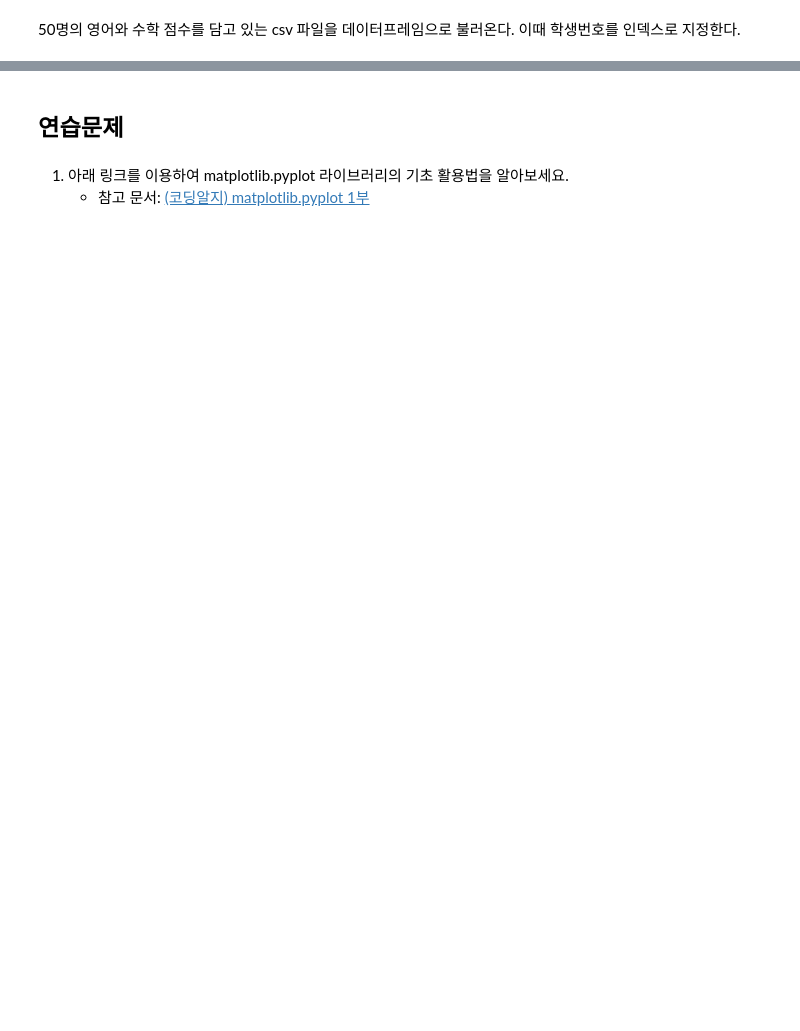
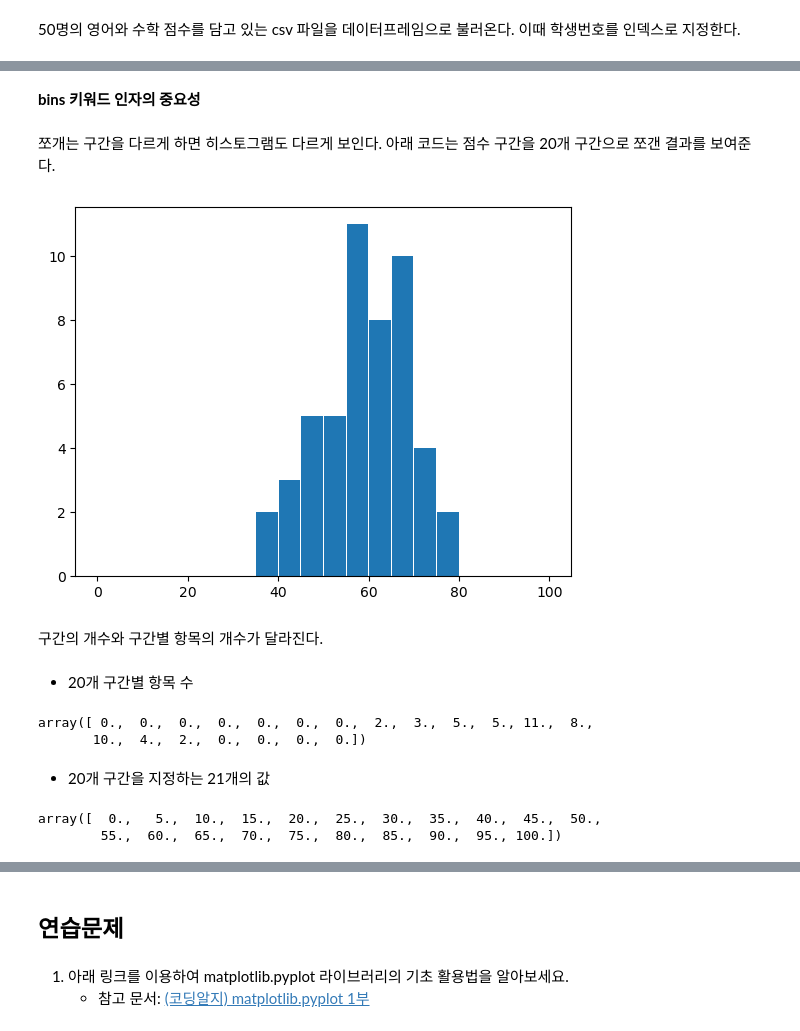
Before and after one commit to codingalzi/DataSci, a Jupyter notebook: _sources/oneD_visualization.ipynb, the cells around one changed output, grey strips where cells are left out. Drawn from its saved outputs; the diff is of its cells as text; code cells hidden in the pictures; blank space fills up the shorter version.

```diff
--- a/_sources/oneD_visualization.ipynb
+++ b/_sources/oneD_visualization.ipynb
@@ -211,0 +116,25 @@ plt.show()
+# %% [markdown]
+**bins 키워드 인자의 중요성**
+# %% [markdown]
+쪼개는 구간을 다르게 하면 히스토그램도 다르게 보인다.
+아래 코드는 점수 구간을 20개 구간으로 쪼갠 결과를 보여준다.
+# %%
+freq20, bin_edges20, _ = plt.hist(english_scores, bins=20, range=(0, 100), rwidth=0.95)
+# %% [output]
+[figure, added]
+# %% [markdown]
+구간의 개수와 구간별 항목의 개수가 달라진다.
+# %% [markdown]
+- 20개 구간별 항목 수
+# %%
+freq20
+# %% [output]
+array([ 0.,  0.,  0.,  0.,  0.,  0.,  0.,  2.,  3.,  5.,  5., 11.,  8.,
+       10.,  4.,  2.,  0.,  0.,  0.,  0.])
+# %% [markdown]
+- 20개 구간을 지정하는 21개의 값
+# %%
+bin_edges20
+# %% [output]
+array([  0.,   5.,  10.,  15.,  20.,  25.,  30.,  35.,  40.,  45.,  50.,
+        55.,  60.,  65.,  70.,  75.,  80.,  85.,  90.,  95., 100.])
```
Also changed, not shown: parts of 45 cells of this notebook, 19 other files.
